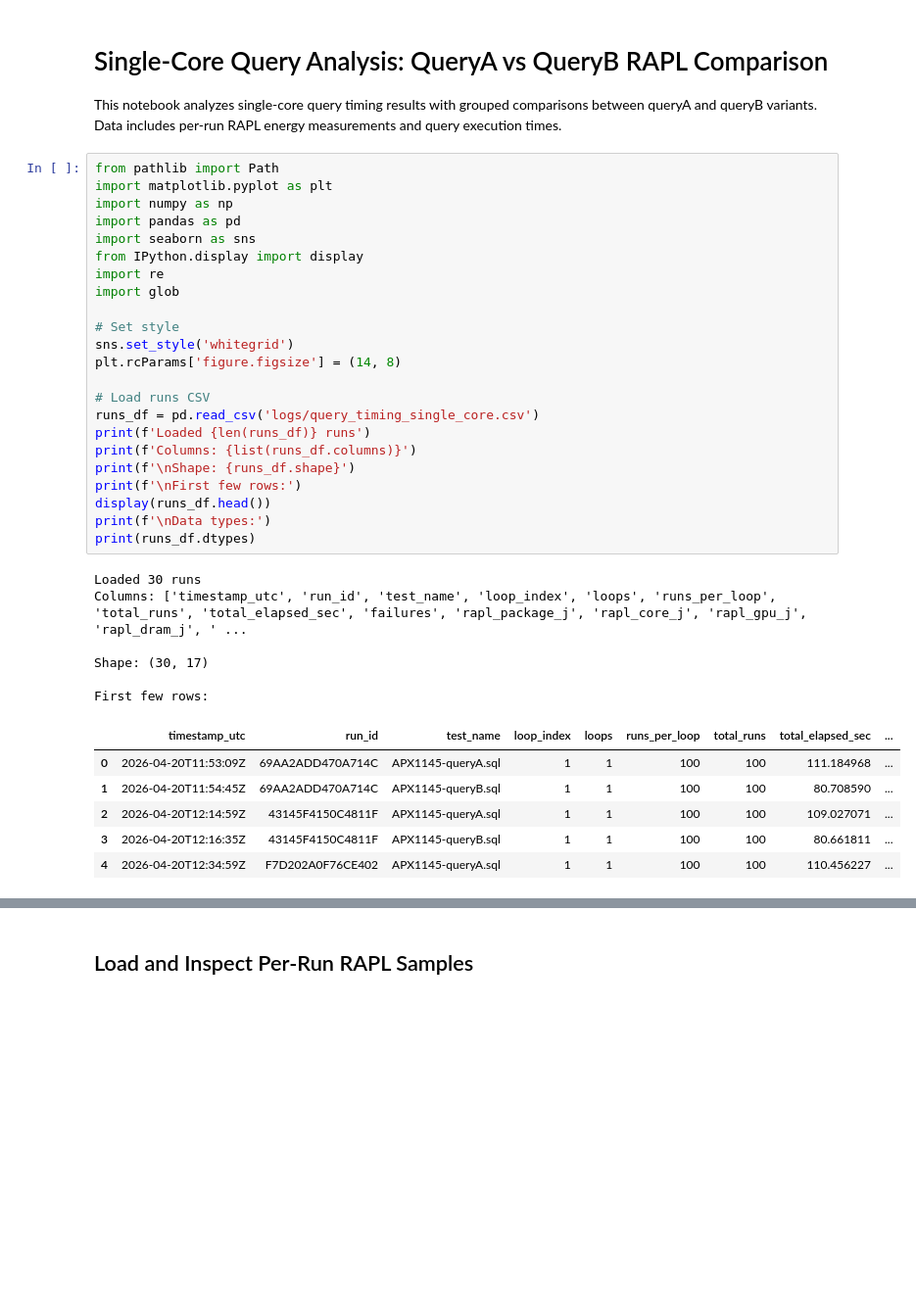
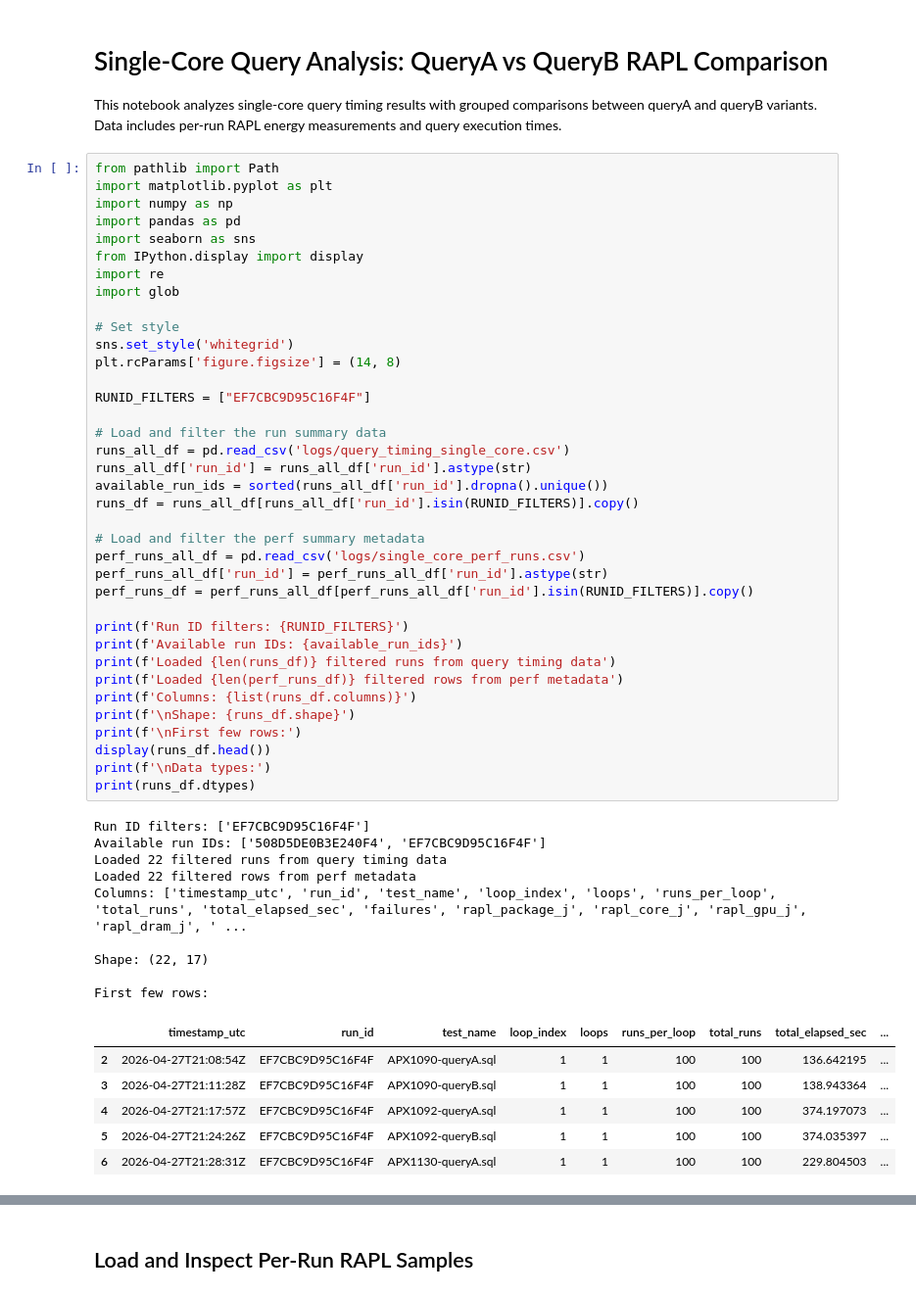
Before and after one commit to mkmason/sql-energy-optimization, a Jupyter notebook: single_core_analysis.ipynb, the cells around one changed output, grey strips where cells are left out. Shown at 98% size. Drawn from its saved outputs; the diff is of its cells as text; blank space fills up the shorter version.

Commit message:
single core working + analysis plots

```diff
--- a/single_core_analysis.ipynb
+++ b/single_core_analysis.ipynb
@@ -6,39 +6,56 @@ Data includes per-run RAPL energy measurements and query execution times.
 # %%
 from pathlib import Path
 import matplotlib.pyplot as plt
 import numpy as np
 import pandas as pd
 import seaborn as sns
 from IPython.display import display
 import re
 import glob
 
 # Set style
 sns.set_style('whitegrid')
 plt.rcParams['figure.figsize'] = (14, 8)
 
-# Load runs CSV
-runs_df = pd.read_csv('logs/query_timing_single_core.csv')
-print(f'Loaded {len(runs_df)} runs')
+RUNID_FILTERS = ["EF7CBC9D95C16F4F"]
+
+# Load and filter the run summary data
+runs_all_df = pd.read_csv('logs/query_timing_single_core.csv')
+runs_all_df['run_id'] = runs_all_df['run_id'].astype(str)
+available_run_ids = sorted(runs_all_df['run_id'].dropna().unique())
+runs_df = runs_all_df[runs_all_df['run_id'].isin(RUNID_FILTERS)].copy()
+
+# Load and filter the perf summary metadata
+perf_runs_all_df = pd.read_csv('logs/single_core_perf_runs.csv')
+perf_runs_all_df['run_id'] = perf_runs_all_df['run_id'].astype(str)
+perf_runs_df = perf_runs_all_df[perf_runs_all_df['run_id'].isin(RUNID_FILTERS)].copy()
+
+print(f'Run ID filters: {RUNID_FILTERS}')
+print(f'Available run IDs: {available_run_ids}')
+print(f'Loaded {len(runs_df)} filtered runs from query timing data')
+print(f'Loaded {len(perf_runs_df)} filtered rows from perf metadata')
 print(f'Columns: {list(runs_df.columns)}')
 print(f'\nShape: {runs_df.shape}')
 print(f'\nFirst few rows:')
 display(runs_df.head())
 print(f'\nData types:')
 print(runs_df.dtypes)
 # %% [output]
-Loaded 30 runs
+Run ID filters: ['EF7CBC9D95C16F4F']
+Available run IDs: ['508D5DE0B3E240F4', 'EF7CBC9D95C16F4F']
+Loaded 22 filtered runs from query timing data
+Loaded 22 filtered rows from perf metadata
 Columns: ['timestamp_utc', 'run_id', 'test_name', 'loop_index', 'loops', 'runs_per_loop', 'total_runs', 'total_elapsed_sec', 'failures', 'rapl_package_j', 'rapl_core_j', 'rapl_gpu_j', 'rapl_dram_j', ' ...
 
-Shape: (30, 17)
+Shape: (22, 17)
 
 First few rows:
 |  | timestamp_utc | run_id | test_name | loop_index | loops | runs_per_loop | total_runs | total_elapsed_sec | ... |
-| 0 | 2026-04-20T11:53:09Z | 69AA2ADD470A714C | APX1145-queryA.sql | 1 | 1 | 100 | 100 | 111.184968 | ... |
-| 1 | 2026-04-20T11:54:45Z | 69AA2ADD470A714C | APX1145-queryB.sql | 1 | 1 | 100 | 100 | 80.708590 | ... |
-| 2 | 2026-04-20T12:14:59Z | 43145F4150C4811F | APX1145-queryA.sql | 1 | 1 | 100 | 100 | 109.027071 | ... |
-| 3 | 2026-04-20T12:16:35Z | 43145F4150C4811F | APX1145-queryB.sql | 1 | 1 | 100 | 100 | 80.661811 | ... |
-| 4 | 2026-04-20T12:34:59Z | F7D202A0F76CE402 | APX1145-queryA.sql | 1 | 1 | 100 | 100 | 110.456227 | ... |
+| 2 | 2026-04-27T21:08:54Z | EF7CBC9D95C16F4F | APX1090-queryA.sql | 1 | 1 | 100 | 100 | 136.642195 | ... |
+| 3 | 2026-04-27T21:11:28Z | EF7CBC9D95C16F4F | APX1090-queryB.sql | 1 | 1 | 100 | 100 | 138.943364 | ... |
+| 4 | 2026-04-27T21:17:57Z | EF7CBC9D95C16F4F | APX1092-queryA.sql | 1 | 1 | 100 | 100 | 374.197073 | ... |
+| 5 | 2026-04-27T21:24:26Z | EF7CBC9D95C16F4F | APX1092-queryB.sql | 1 | 1 | 100 | 100 | 374.035397 | ... |
+| 6 | 2026-04-27T21:28:31Z | EF7CBC9D95C16F4F | APX1130-queryA.sql | 1 | 1 | 100 | 100 | 229.804503 | ... |
 Data types:
 timestamp_utc         object
 run_id                object
```
Also changed, not shown: parts of 9 cells of this notebook, 3 other files.
